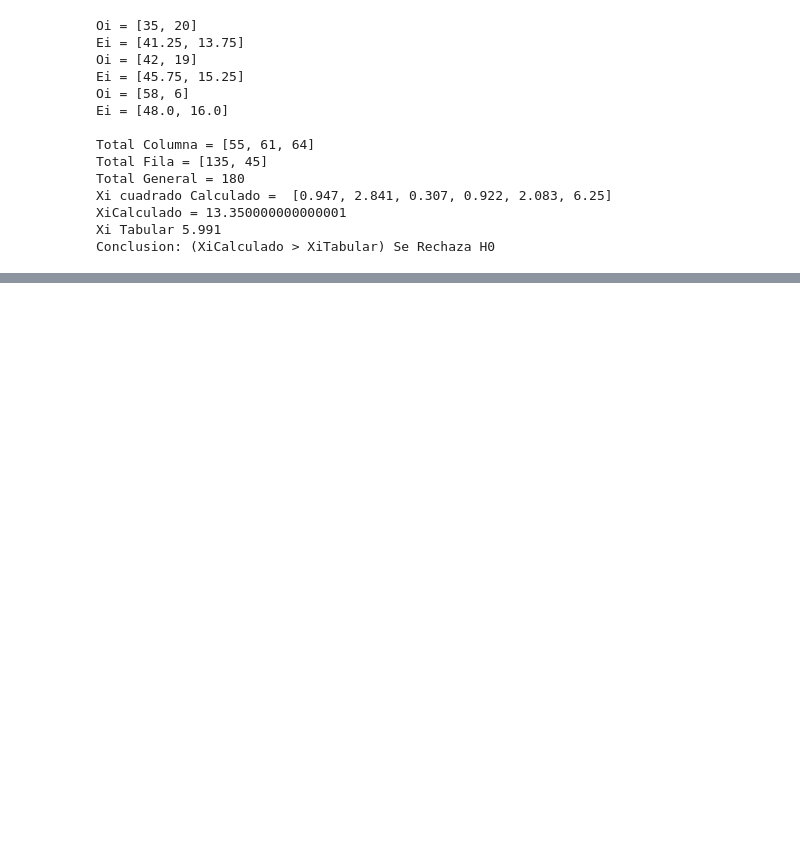
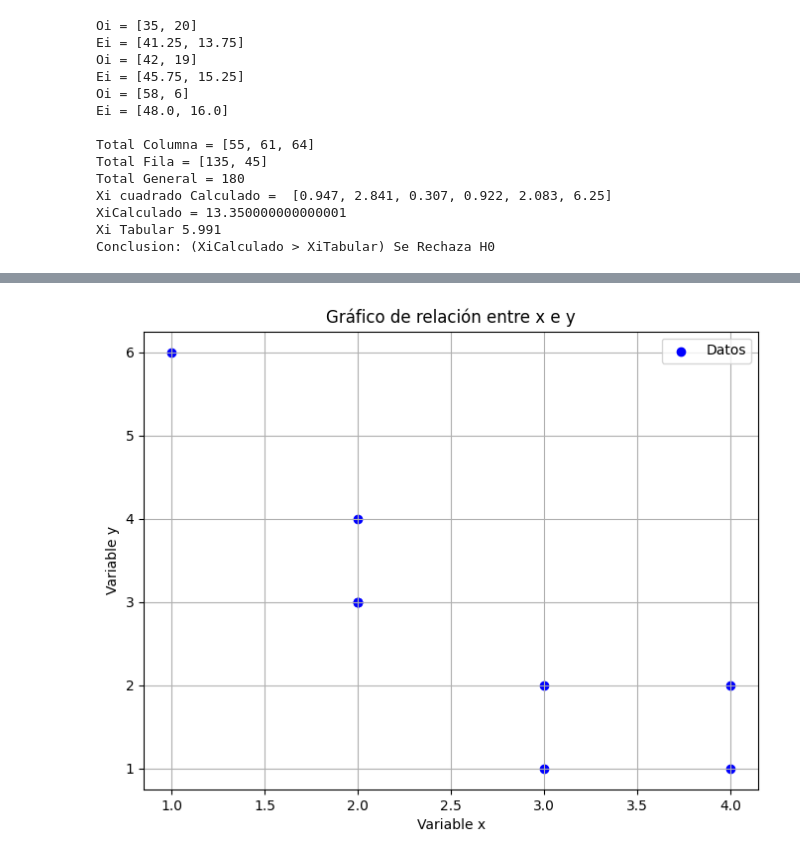
Before and after one commit to ElderJV/UNI-VERANO, a Jupyter notebook: EstadisticaInferencial/prueba.ipynb, the cells around one changed output, grey strips where cells are left out. Cells and saved outputs as stored; diff of their text form; code cells hidden in the pictures; blank space fills up the shorter version.

```diff
--- a/EstadisticaInferencial/prueba.ipynb
+++ b/EstadisticaInferencial/prueba.ipynb
@@ -215,0 +372,22 @@ Conclusion: (XiCalculado > XiTabular) Se Rechaza H0
+# %%
+import matplotlib.pyplot as plt
+
+# Datos de ejemplo
+x = [3,2,2,4,1,4,3,2,2]
+y = [1,3,3,2,6,1,2,3,4]
+
+# Crear el gráfico de dispersión
+plt.figure(figsize=(8, 6))
+plt.scatter(x, y, color='blue', label='Datos')
+
+# Personalizar el gráfico
+plt.title('Gráfico de relación entre x e y')
+plt.xlabel('Variable x')
+plt.ylabel('Variable y')
+plt.grid(True)
+plt.legend()
+
+# Mostrar el gráfico
+plt.show()
+# %% [output]
+[figure, added]
```
Also changed, not shown: parts of 6 cells of this notebook, 19 other files.
